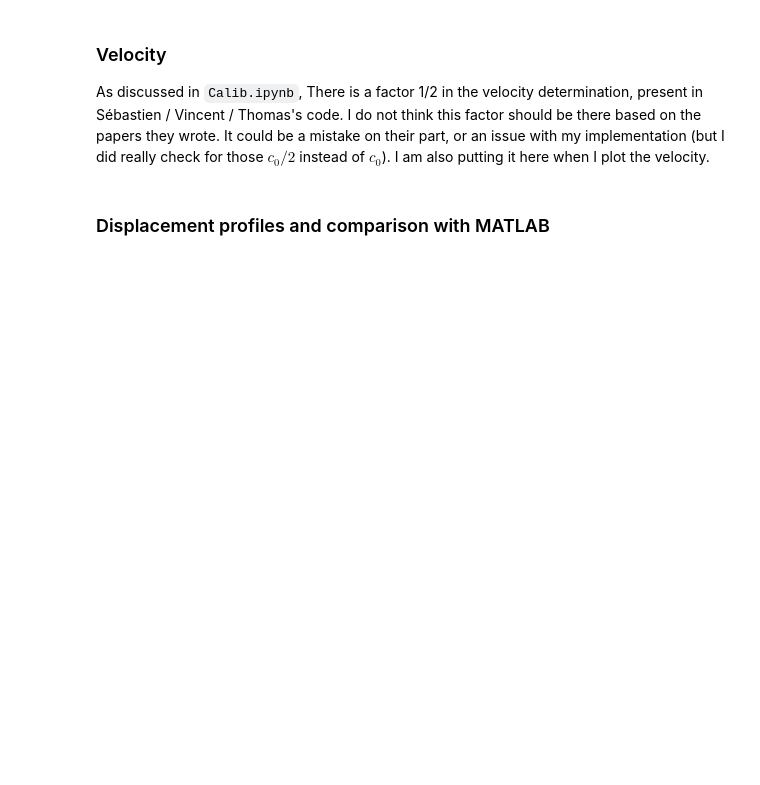
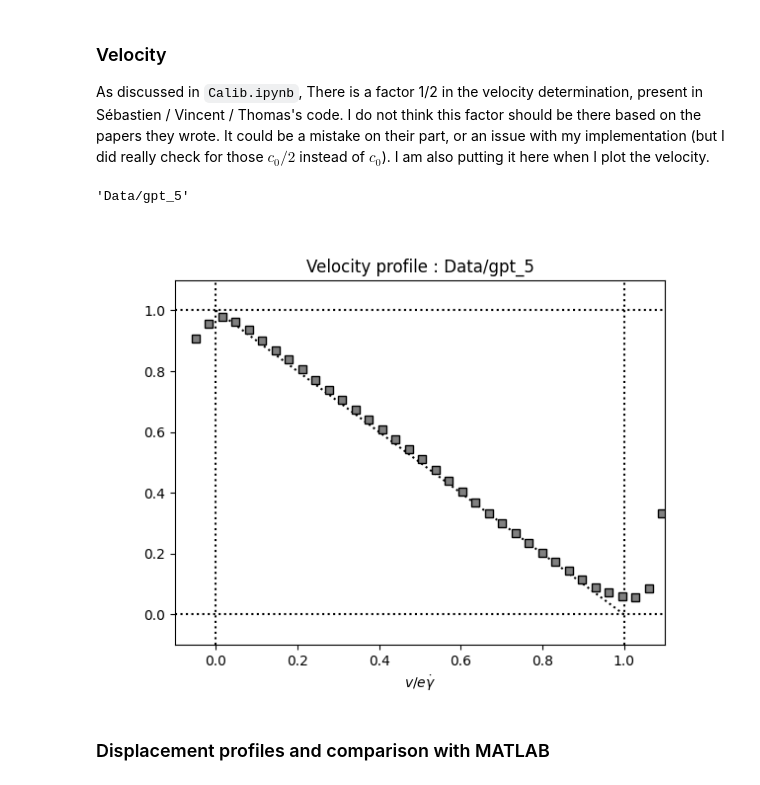
Before and after one commit to bsaintmichel/USV, a Jupyter notebook: Plot.ipynb, the cells around one changed output. Cells and saved outputs as stored; diff of their text form; code cells hidden in the pictures; blank space fills up the shorter version.

```diff
--- a/Plot.ipynb
+++ b/Plot.ipynb
@@ -19,8 +19,8 @@ from functions import *
 from ipywidgets import interact
 
 # Experiment to plot
-path = 'Data/gpt_20'
-ext = 'dat' # "dat" for raw speckles, "dbf" for beamformed speckles
+path = 'Data/gpt_5'
+ext = 'dbf' # "dat" for raw speckles, "dbf" for beamformed speckles
 x_type = 'time' # pixels or time
 # %% [markdown]
 ### Speckles
@@ -104,27 +109,31 @@ for a in ax.flat:
 As discussed in `Calib.ipynb`, There is a factor 1/2 in the velocity determination, present in Sébastien / Vincent / Thomas's code. I do not think this factor should be there based on the papers they wrote. It could be a mistake on their part, or an issue with my implementation (but I did really check for those $c_0/2$ instead of $c_0$). I am also putting it here when I plot the velocity.
 # %%
 path
+# %% [output]
+'Data/gpt_5'
 # %%
-gpt = 20
+gpt = 5
 gap = 2 * 1e-3
 
 # Load data
 data = np.load(path + '/processed.npz')
 config
 r_true, velocity = data['r_true'], data['velocity']
 v_profile = np.nanmean(np.nanmean(velocity, axis=0), axis=0) / 2 # NOTE : see markdown above
 
 fig, ax = plt.subplots()
 ax.plot([1,0],[0,1], 'k:')
 ax.plot([1,1],[-0.1,1.1], 'k:')
 ax.plot([0,0],[-0.1,1.1], 'k:')
 ax.plot([-0.1,1.1], [0,0], 'k:')
 ax.plot([-0.1,1.1], [1,1], 'k:')
 ax.plot(r_true/gap, v_profile/(gap*gpt), 's', markerfacecolor='gray', markeredgecolor='black')
 ax.axis([-0.1,1.1,-0.1,1.1])
 ax.set_title(f'Velocity profile : {path}')
 ax.set_xlabel('$r / e$')
 ax.set_xlabel('$v / e \\dot\\gamma$');
+# %% [output]
+[figure, added]
 # %% [markdown]
 ### Displacement profiles and comparison with MATLAB
 # %%
```
Also changed, not shown: parts of 2 cells of this notebook, 8 other files.
